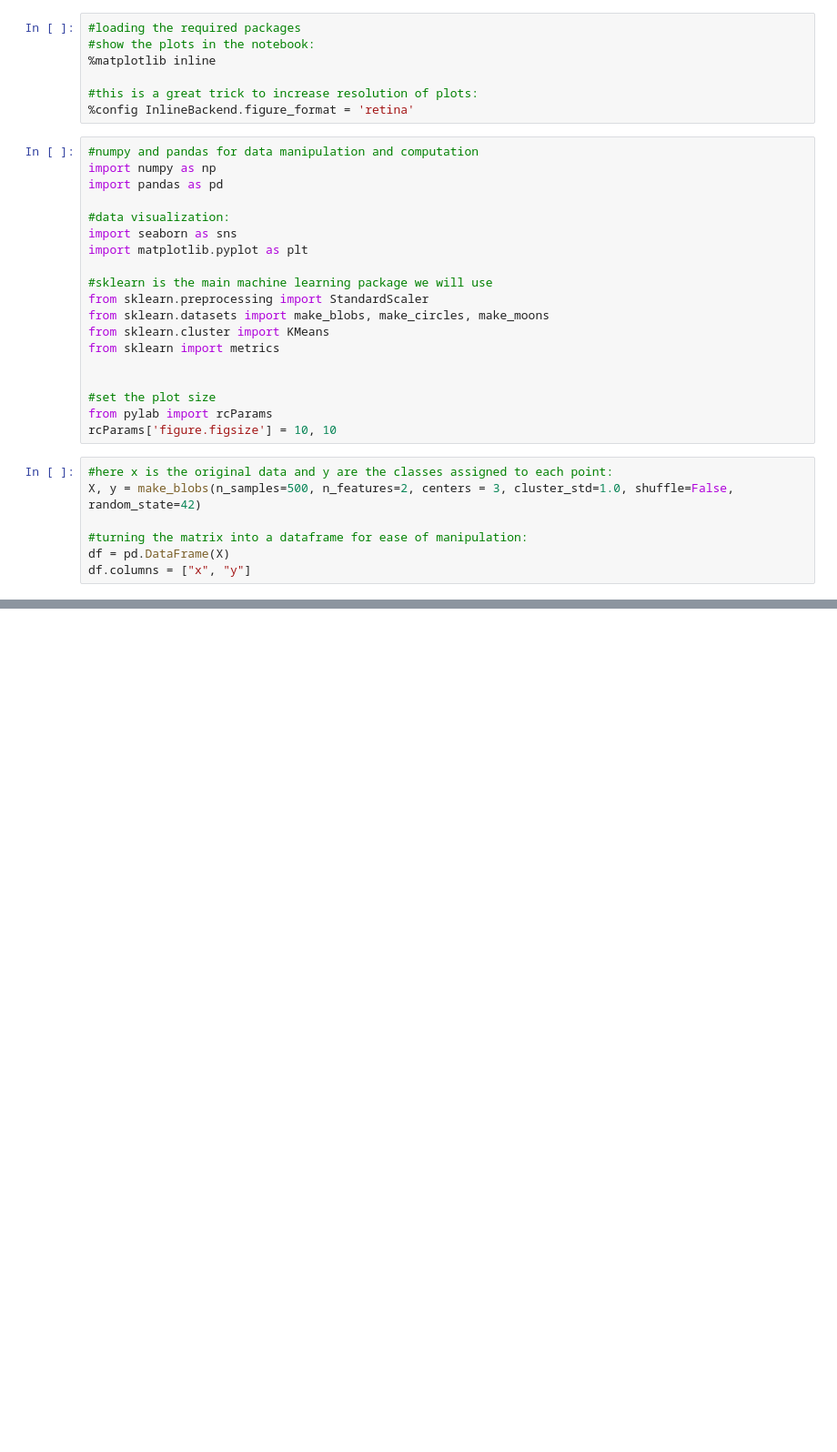
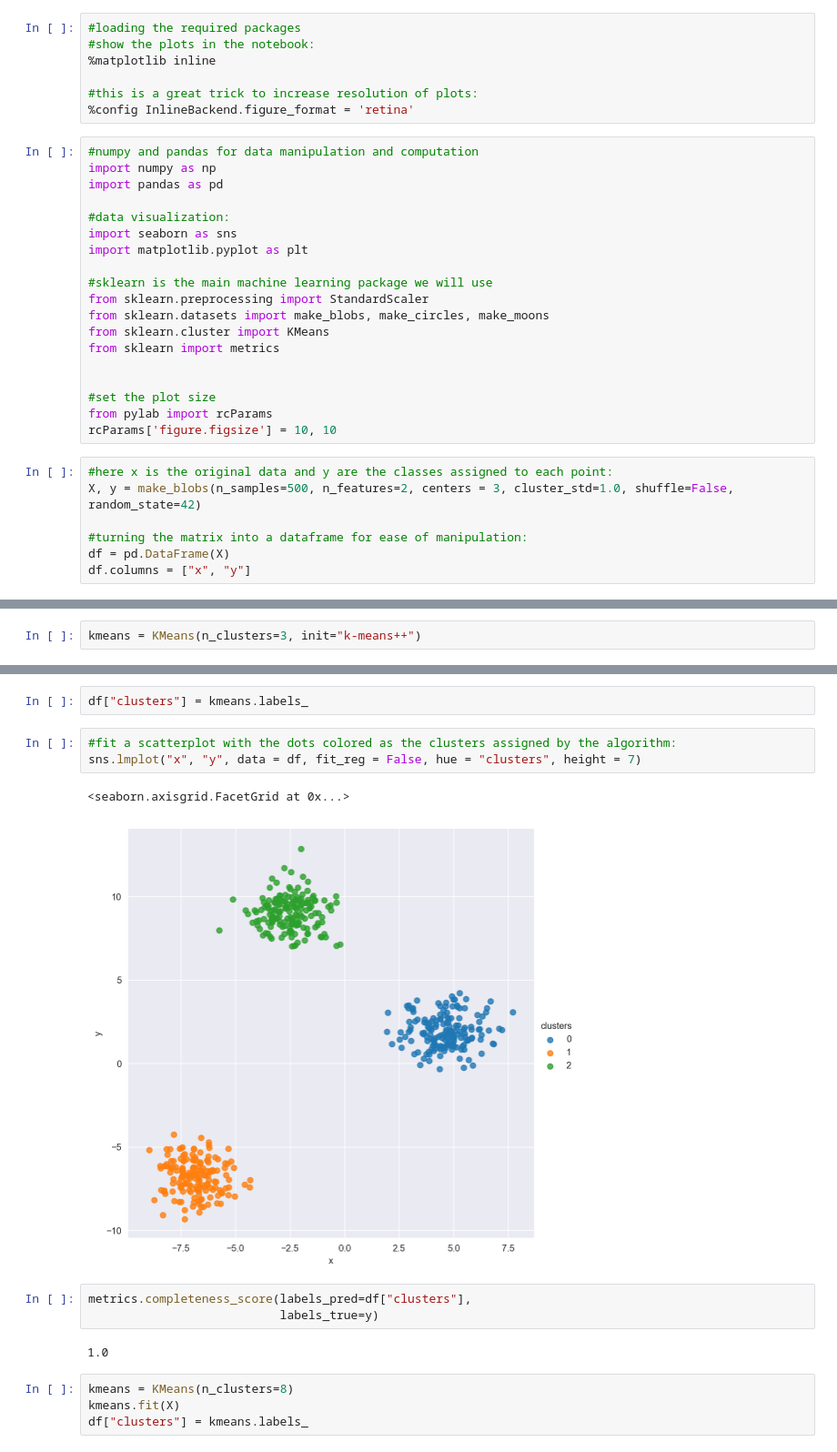
Before and after one commit to andromeda0505/Machine-Learning-Projects-, a Jupyter notebook: K Means Clustering with synthetic data.ipynb, the cells around one changed output, grey strips where cells are left out. Shown: that part at 91% size. Saved outputs shown, nothing was run; the diff lists cells and outputs as text; blank space fills up the shorter version.

```diff
--- a/K Means Clustering with synthetic data.ipynb
+++ b/K Means Clustering with synthetic data.ipynb
@@ -40,0 +41,2 @@ sns.lmplot("x", "y", data = df, fit_reg = False, height = 7)
+# %%
+kmeans = KMeans(n_clusters=3, init="k-means++")
@@ -40,0 +49,17 @@ sns.lmplot("x", "y", data = df, fit_reg = False, height = 7)
+# %%
+df["clusters"] = kmeans.labels_
+# %%
+#fit a scatterplot with the dots colored as the clusters assigned by the algorithm:
+sns.lmplot("x", "y", data = df, fit_reg = False, hue = "clusters", height = 7)
+# %% [output]
+<seaborn.axisgrid.FacetGrid at 0x...>
+[figure, added]
+# %%
+metrics.completeness_score(labels_pred=df["clusters"],
+                           labels_true=y)
+# %% [output]
+1.0
+# %%
+kmeans = KMeans(n_clusters=8)
+kmeans.fit(X)
+df["clusters"] = kmeans.labels_
```
Also changed, not shown: parts of 3 cells of this notebook.
